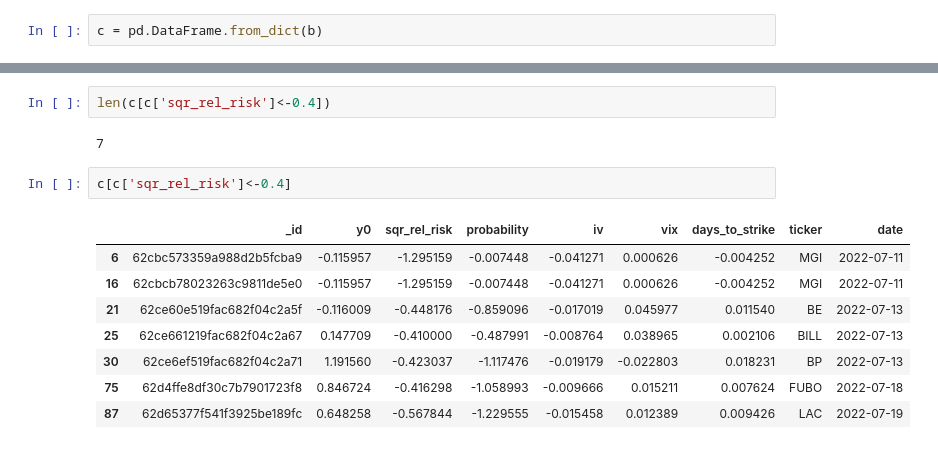
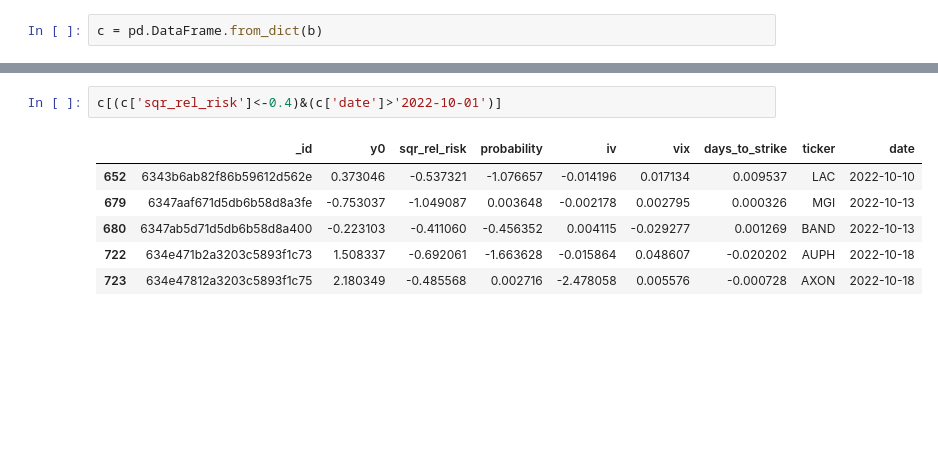
Before and after one commit to andermy/yahooScraper, a Jupyter notebook: options_indicator.ipynb, the cells around one changed output, grey strips where cells are left out. Drawn from its saved outputs; the diff is of its cells as text; blank space fills up the shorter version.

```diff
--- a/options_indicator.ipynb
+++ b/options_indicator.ipynb
@@ -94,15 +43,9 @@ c['sqr_rel_risk'].hist()
 # %%
-len(c[c['sqr_rel_risk']<-0.4])
+c[(c['sqr_rel_risk']<-0.4)&(c['date']>'2022-10-01')]
 # %% [output]
-7
+|  | _id | y0 | sqr_rel_risk | probability | iv | vix | days_to_strike | ticker | date |
+| 652 | 6343b6ab82f86b59612d562e | 0.373046 | -0.537321 | -1.076657 | -0.014196 | 0.017134 | 0.009537 | LAC | 2022-10-10 |
+| 679 | 6347aaf671d5db6b58d8a3fe | -0.753037 | -1.049087 | 0.003648 | -0.002178 | 0.002795 | 0.000326 | MGI | 2022-10-13 |
+| 680 | 6347ab5d71d5db6b58d8a400 | -0.223103 | -0.411060 | -0.456352 | 0.004115 | -0.029277 | 0.001269 | BAND | 2022-10-13 |
+| 722 | 634e471b2a3203c5893f1c73 | 1.508337 | -0.692061 | -1.663628 | -0.015864 | 0.048607 | -0.020202 | AUPH | 2022-10-18 |
+| 723 | 634e47812a3203c5893f1c75 | 2.180349 | -0.485568 | 0.002716 | -2.478058 | 0.005576 | -0.000728 | AXON | 2022-10-18 |
-# %%
-c[c['sqr_rel_risk']<-0.4]
-# %% [output]
-|  | _id | y0 | sqr_rel_risk | probability | iv | vix | days_to_strike | ticker | date |
-| 6 | 62cbc573359a988d2b5fcba9 | -0.115957 | -1.295159 | -0.007448 | -0.041271 | 0.000626 | -0.004252 | MGI | 2022-07-11 |
-| 16 | 62cbcb78023263c9811de5e0 | -0.115957 | -1.295159 | -0.007448 | -0.041271 | 0.000626 | -0.004252 | MGI | 2022-07-11 |
-| 21 | 62ce60e519fac682f04c2a5f | -0.116009 | -0.448176 | -0.859096 | -0.017019 | 0.045977 | 0.011540 | BE | 2022-07-13 |
-| 25 | 62ce661219fac682f04c2a67 | 0.147709 | -0.410000 | -0.487991 | -0.008764 | 0.038965 | 0.002106 | BILL | 2022-07-13 |
-| 30 | 62ce6ef519fac682f04c2a71 | 1.191560 | -0.423037 | -1.117476 | -0.019179 | -0.022803 | 0.018231 | BP | 2022-07-13 |
-| 75 | 62d4ffe8df30c7b7901723f8 | 0.846724 | -0.416298 | -1.058993 | -0.009666 | 0.015211 | 0.007624 | FUBO | 2022-07-18 |
-| 87 | 62d65377f541f3925be189fc | 0.648258 | -0.567844 | -1.229555 | -0.015458 | 0.012389 | 0.009426 | LAC | 2022-07-19 |
```
Also changed, not shown: parts of 9 cells of this notebook, 3 other files.
